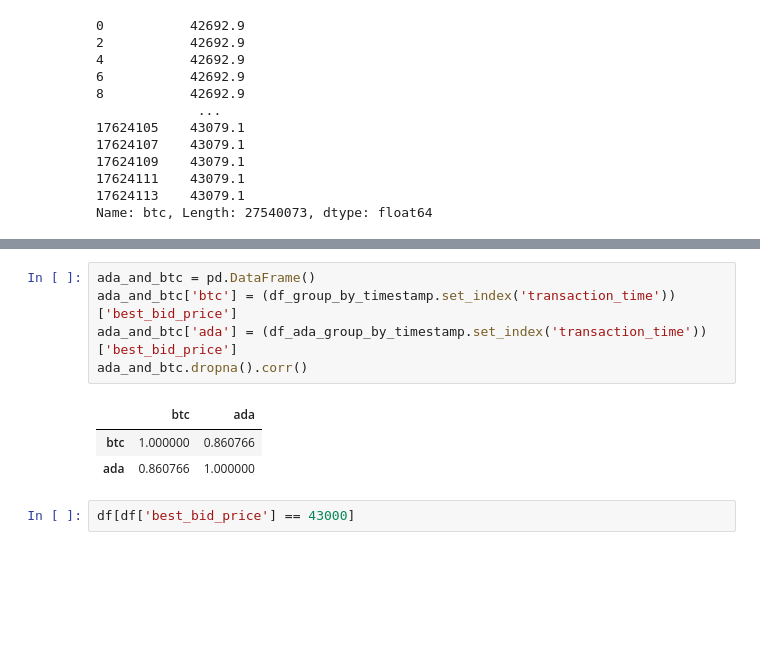
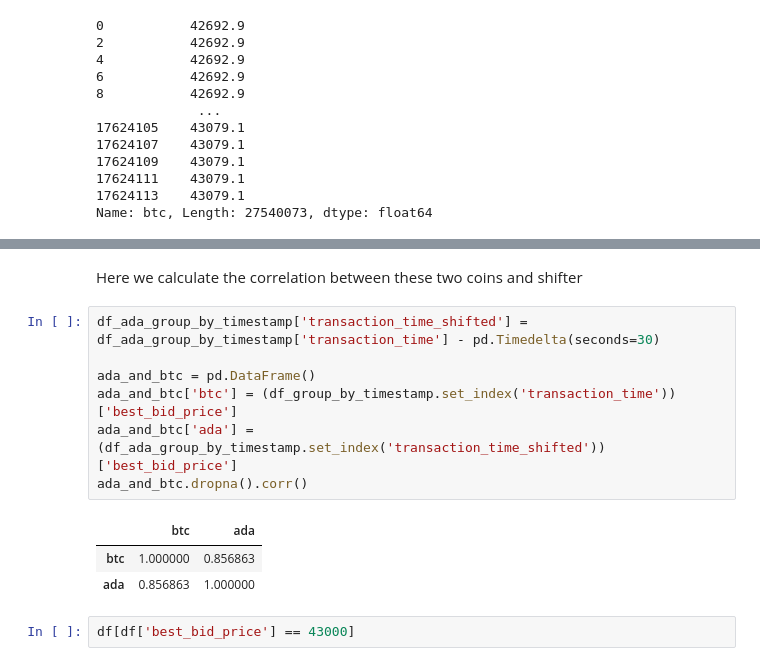
Before and after one commit to 1995parham-goodies/binance-client, a Jupyter notebook: demo.ipynb, the cells around one changed output, grey strips where cells are left out. Saved outputs shown, nothing was run; the diff lists cells and outputs as text; blank space fills up the shorter version.

Commit message:
feat: update evaluations on other coins

```diff
--- a/demo.ipynb
+++ b/demo.ipynb
@@ -466,12 +466,16 @@ plt.show()
+# %% [markdown]
+Here we calculate the correlation between these two coins and shifter
 # %%
+df_ada_group_by_timestamp['transaction_time_shifted'] = df_ada_group_by_timestamp['transaction_time'] - pd.Timedelta(seconds=30)
+
 ada_and_btc = pd.DataFrame()
 ada_and_btc['btc'] = (df_group_by_timestamp.set_index('transaction_time'))['best_bid_price']
-ada_and_btc['ada'] = (df_ada_group_by_timestamp.set_index('transaction_time'))['best_bid_price']
+ada_and_btc['ada'] = (df_ada_group_by_timestamp.set_index('transaction_time_shifted'))['best_bid_price']
 ada_and_btc.dropna().corr()
 # %% [output]
 |  | btc | ada |
-| btc | 1.000000 | 0.860766 |
-| ada | 0.860766 | 1.000000 |
+| btc | 1.000000 | 0.856863 |
+| ada | 0.856863 | 1.000000 |
 # %%
 df[df['best_bid_price'] == 43000]
 # %% [output]
```
Also changed, not shown: parts of 4 cells of this notebook.
